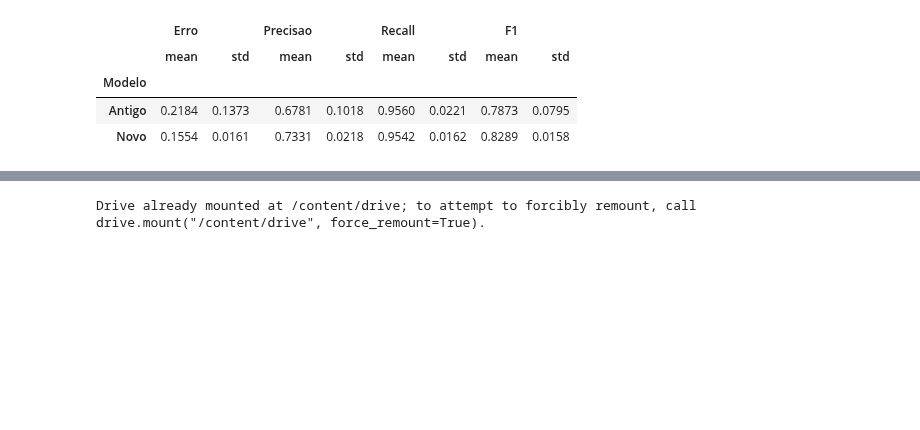
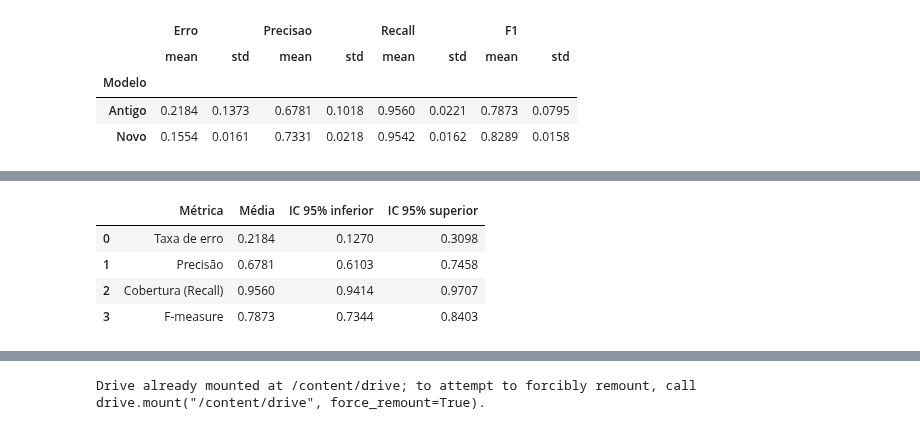
Before and after one commit to ergdln/IN1102-AM, a Jupyter notebook: classificadores-modelo-original/bayesiano-janela-parsen/Bayesiano_Gaussiano_e_Parzem) (1).ipynb, the cells around one changed output, grey strips where cells are left out. Cells and saved outputs as stored; diff of their text form; code cells hidden in the pictures; blank space fills up the shorter version.

```diff
--- a/classificadores-modelo-original/bayesiano-janela-parsen/Bayesiano_Gaussiano_e_Parzem).ipynb
+++ b/classificadores-modelo-original/bayesiano-janela-parsen/Bayesiano_Gaussiano_e_Parzem) (1).ipynb
@@ -3104,0 +3241,58 @@ display(resumo.round(4))
+# %%
+
+import numpy as np
+import pandas as pd
+from scipy.stats import t
+
+df = df_resultados_gaussiano_antigo
+
+metricas = {
+    "Taxa de erro": "erro",
+    "Precisão": "precisao",
+    "Cobertura (Recall)": "recall",
+    "F-measure": "f1"
+}
+
+n = len(df)
+razao_teste_treino = 1 / 9
+
+resultados_corrigidos = []
+
+for nome, coluna in metricas.items():
+    valores = df[coluna].dropna()
+    n_validos = len(valores)
+
+    media = valores.mean()
+    desvio = valores.std(ddof=1)
+
+    erro_padrao_corrigido = desvio * np.sqrt(
+        1 / n_validos + razao_teste_treino
+    )
+
+    margem = t.ppf(0.975, df=n_validos - 1) * erro_padrao_corrigido
+
+    inferior = max(0, media - margem)
+    superior = min(1, media + margem)
+
+    resultados_corrigidos.append({
+        "Métrica": nome,
+        "Média": media,
+        "IC 95% inferior": inferior,
+        "IC 95% superior": superior
+    })
+
+df_ic_gaussiano_corrigido = pd.DataFrame(resultados_corrigidos)
+
+display(
+    df_ic_gaussiano_corrigido.style.format({
+        "Média": "{:.4f}",
+        "IC 95% inferior": "{:.4f}",
+        "IC 95% superior": "{:.4f}"
+    })
+)
+# %% [output]
+|  | Métrica | Média | IC 95% inferior | IC 95% superior |
+| 0 | Taxa de erro | 0.2184 | 0.1270 | 0.3098 |
+| 1 | Precisão | 0.6781 | 0.6103 | 0.7458 |
+| 2 | Cobertura (Recall) | 0.9560 | 0.9414 | 0.9707 |
+| 3 | F-measure | 0.7873 | 0.7344 | 0.8403 |
```
Also changed, not shown: parts of 10 cells of this notebook.
